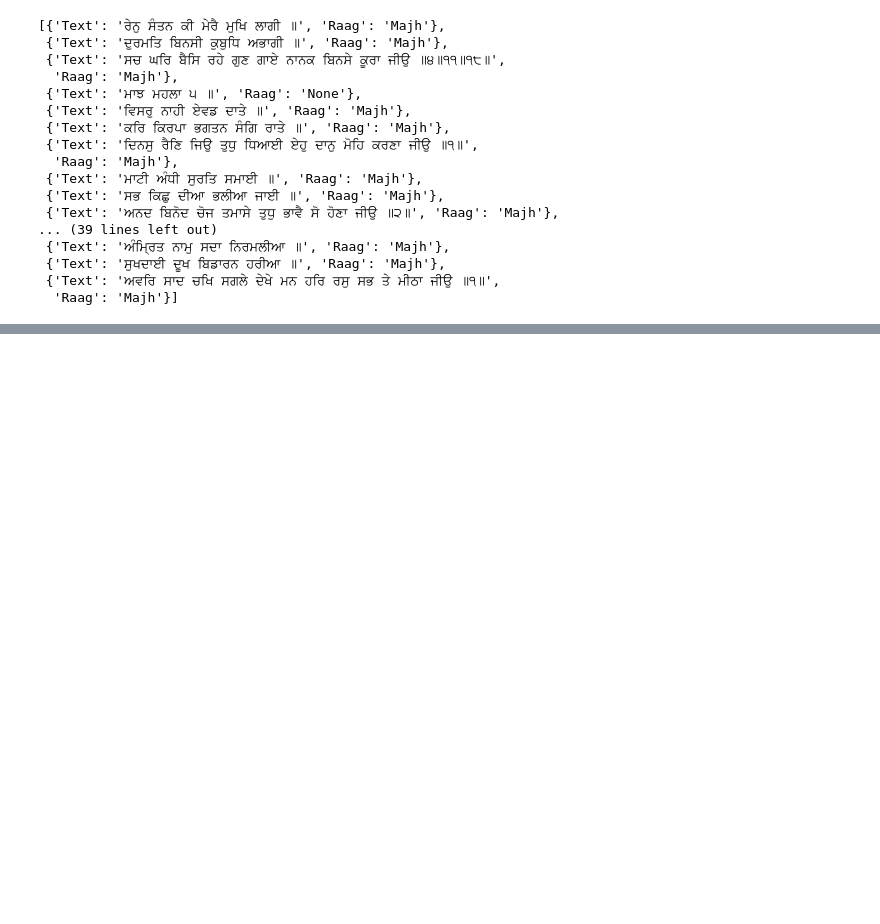
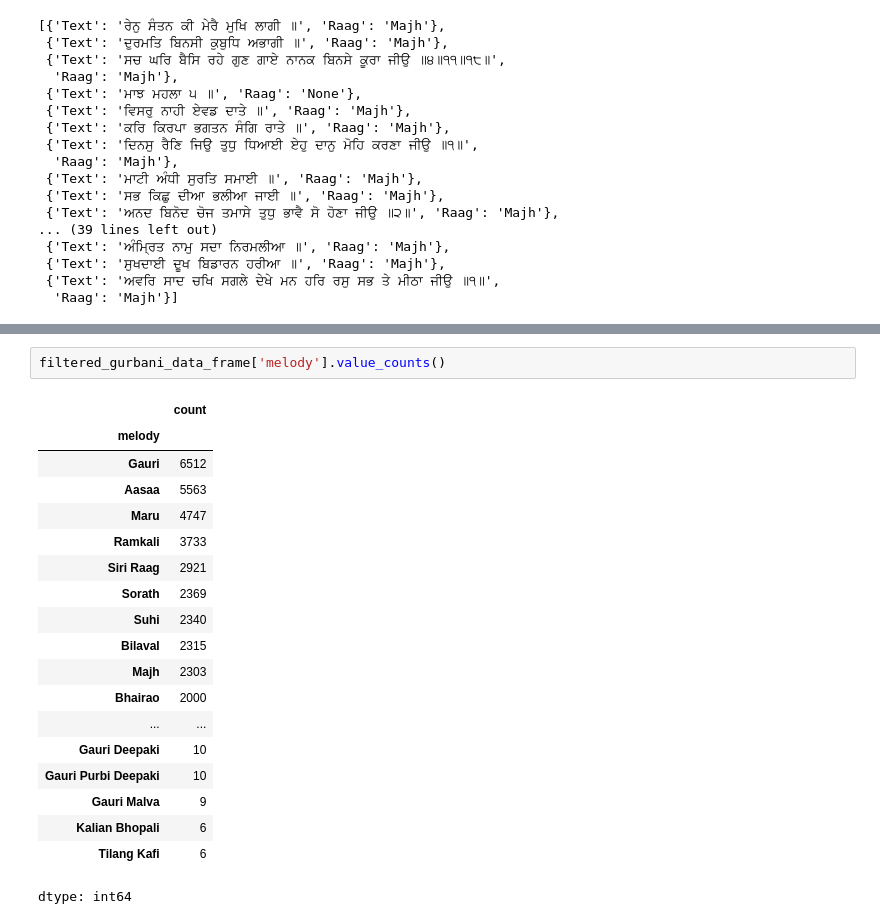
Before and after one commit to Jsingh91/Raag_Classification_Project, a Jupyter notebook: 01_Data_Ingestion.ipynb, the cells around one changed output, grey strips where cells are left out. Drawn from its saved outputs; the diff is of its cells as text; blank space fills up the shorter version.

```diff
--- a/01_Data_Ingestion.ipynb
+++ b/01_Data_Ingestion.ipynb
@@ -90,0 +272,22 @@ clean_page
+# %%
+filtered_gurbani_data_frame['melody'].value_counts()
+# %% [output]
+|  | count |
+| melody |  |
+| Gauri | 6512 |
+| Aasaa | 5563 |
+| Maru | 4747 |
+| Ramkali | 3733 |
+| Siri Raag | 2921 |
+| Sorath | 2369 |
+| Suhi | 2340 |
+| Bilaval | 2315 |
+| Majh | 2303 |
+| Bhairao | 2000 |
+| ... | ... |
+| Gauri Deepaki | 10 |
+| Gauri Purbi Deepaki | 10 |
+| Gauri Malva | 9 |
+| Kalian Bhopali | 6 |
+| Tilang Kafi | 6 |
+dtype: int64
```
Also changed, not shown: parts of 28 cells of this notebook.
